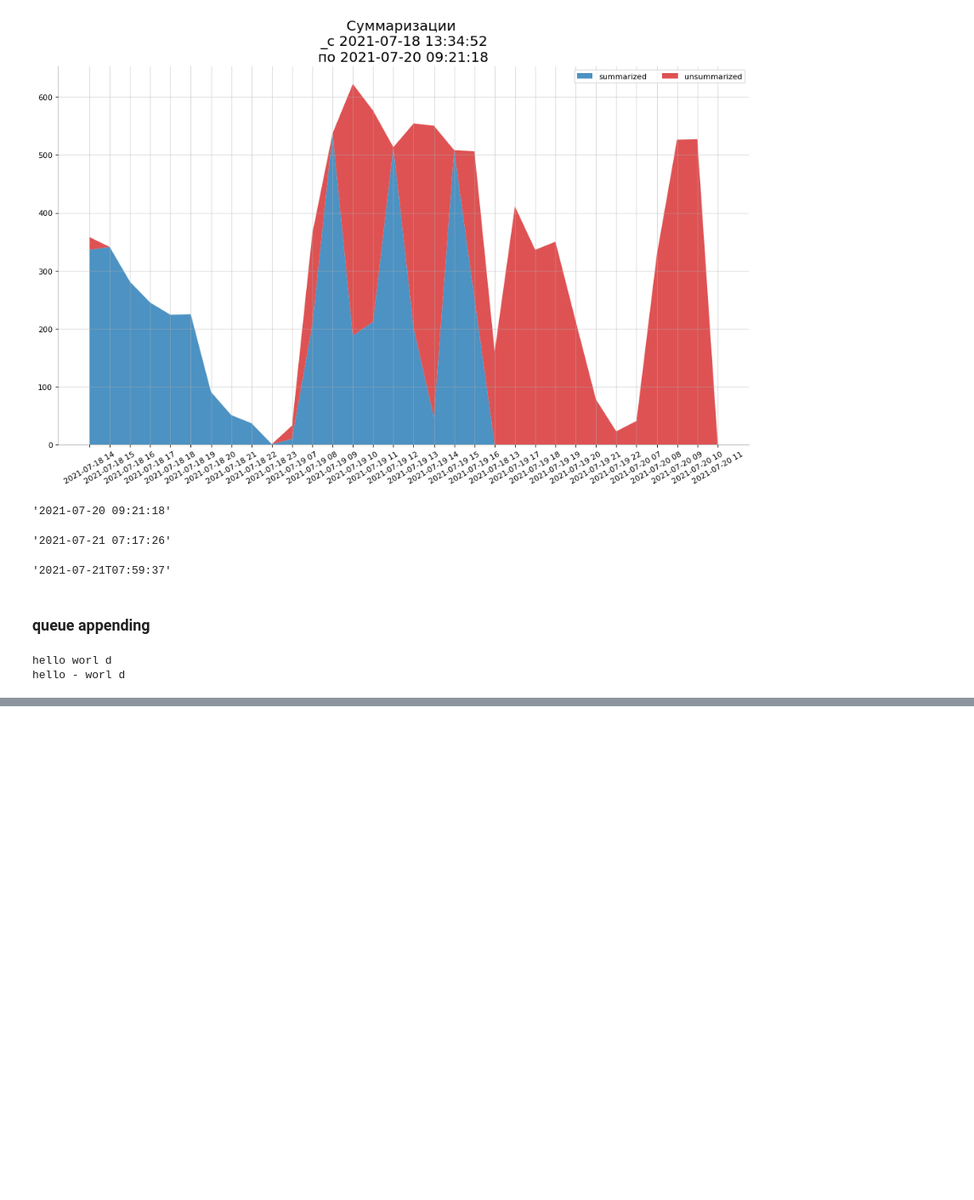
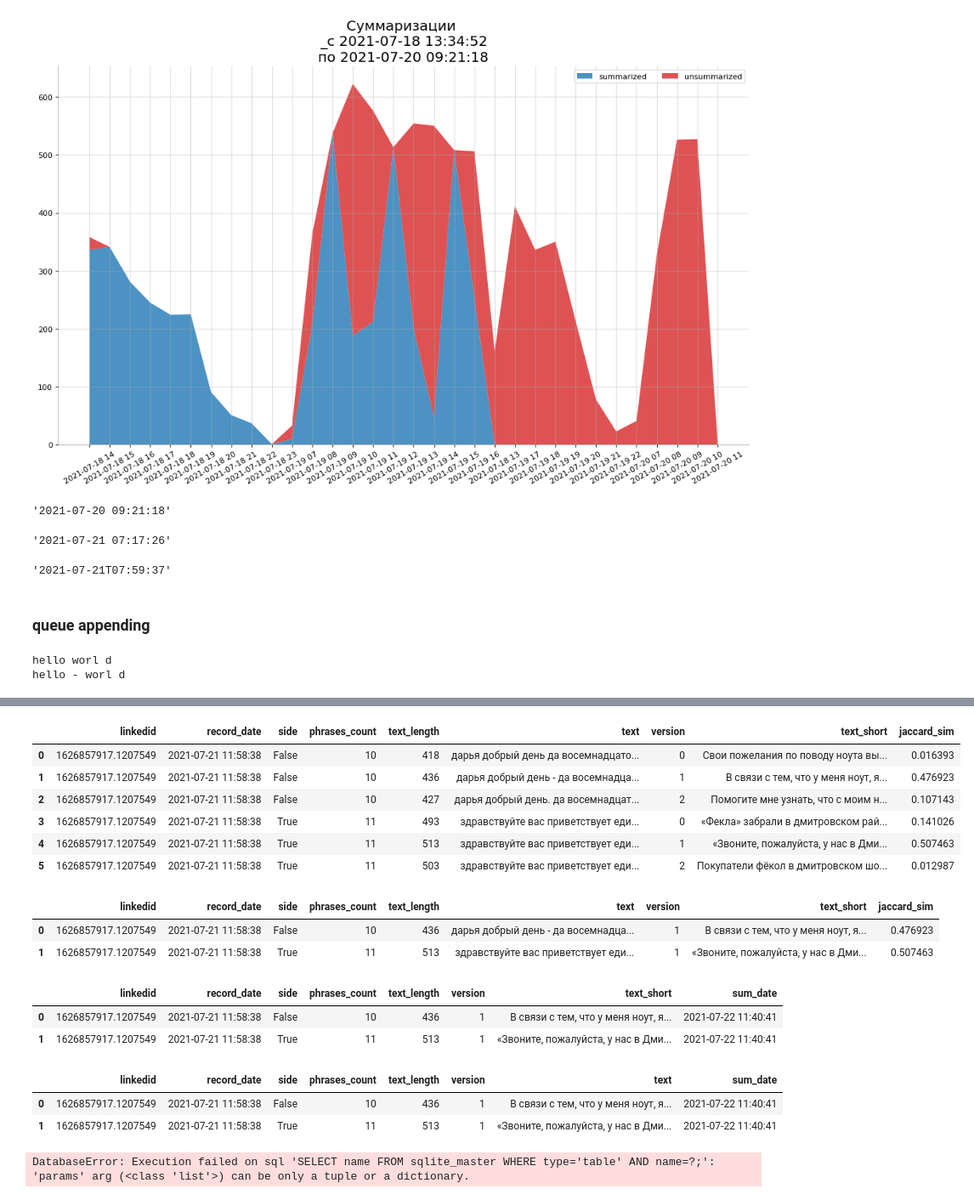
Before and after one commit to format37/call_centre_stt_server, a Jupyter notebook: summarizator.ipynb, the cells around one changed output, grey strips where cells are left out. Shown at 85% size. Cells and saved outputs as stored; diff of their text form; code cells hidden in the pictures; blank space fills up the shorter version.

Commit message:
modified:   init_server.py 	modified:   summarization.py 	modified:   summarizator.ipynb

```diff
--- a/summarizator.ipynb
+++ b/summarizator.ipynb
@@ -788,0 +793,8 @@ hello - worl d
+# %%
+query = "SELECT top 6"
+query += " linkedid, record_date, side, phrases_count, text_length, text, version,"
+query += " '' as text_short, 0 as jaccard_sim"
+query += " from summarization_queue"
+query += " order by record_date, linkedid, side, version;"
+df = read_sql(query)
+df.head(3)
@@ -788,0 +806,6 @@ hello - worl d
+# %%
+def summarize_by_row(row):
+    return summarize(row.text, row.phrases_count)
+# %%
+df.text_short = df.apply(summarize_by_row, axis=1)
+#df
@@ -788,0 +825,27 @@ hello - worl d
+# %%
+def get_jaccard_sim(str1, str2):
+    a = set(str1.split())
+    b = set(str2.split())
+    c = a.intersection(b)
+    denominator = (len(a) + len(b) - len(c))
+    if denominator > 0:
+        return float(len(c) / denominator)
+    else:
+        return 0
+# %%
+wrong_words = ['погиб', 'смерть', 'путин'] # high frequency newspaper words
+def jaccard_sim_by_row(row, wrong_words):
+    for wrong in wrong_words:
+        if wrong in row.text_short:
+            return 0
+    return get_jaccard_sim(row.text, row.text_short)
+df.jaccard_sim = df.apply(jaccard_sim_by_row, axis=1, wrong_words = wrong_words)
+df
+# %% [output]
+|  | linkedid | record_date | side | phrases_count | text_length | text | version | text_short | jaccard_sim |
+| 0 | 1626857917.1207549 | 2021-07-21 11:58:38 | False | 10 | 418 | дарья добрый день да восемнадцато... | 0 | Свои пожелания по поводу ноута вы... | 0.016393 |
+| 1 | 1626857917.1207549 | 2021-07-21 11:58:38 | False | 10 | 436 | дарья добрый день - да восемнадца... | 1 | В связи с тем, что у меня ноут, я... | 0.476923 |
+| 2 | 1626857917.1207549 | 2021-07-21 11:58:38 | False | 10 | 427 | дарья добрый день. да восемнадцат... | 2 | Помогите мне узнать, что с моим н... | 0.107143 |
+| 3 | 1626857917.1207549 | 2021-07-21 11:58:38 | True | 11 | 493 | здравствуйте вас приветствует еди... | 0 | «Фекла» забрали в дмитровском рай... | 0.141026 |
+| 4 | 1626857917.1207549 | 2021-07-21 11:58:38 | True | 11 | 513 | здравствуйте вас приветствует еди... | 1 | «Звоните, пожалуйста, у нас в Дми... | 0.507463 |
+| 5 | 1626857917.1207549 | 2021-07-21 11:58:38 | True | 11 | 503 | здравствуйте вас приветствует еди... | 2 | Покупатели фёкол в дмитровском шо... | 0.012987 |
@@ -788,0 +855,9 @@ hello - worl d
+# %%
+jsims = pd.DataFrame(df.groupby(by=['linkedid','side']).max().jaccard_sim)
+jsims.reset_index(inplace = True)
+df = pd.merge(df, jsims, how = 'inner', on = ['linkedid','side', 'jaccard_sim'])
+df
+# %% [output]
+|  | linkedid | record_date | side | phrases_count | text_length | text | version | text_short | jaccard_sim |
+| 0 | 1626857917.1207549 | 2021-07-21 11:58:38 | False | 10 | 436 | дарья добрый день - да восемнадца... | 1 | В связи с тем, что у меня ноут, я... | 0.476923 |
+| 1 | 1626857917.1207549 | 2021-07-21 11:58:38 | True | 11 | 513 | здравствуйте вас приветствует еди... | 1 | «Звоните, пожалуйста, у нас в Дми... | 0.507463 |
@@ -788,0 +869,13 @@ hello - worl d
+# %%
+df
+# %% [output]
+|  | linkedid | record_date | side | phrases_count | text_length | version | text_short | sum_date |
+| 0 | 1626857917.1207549 | 2021-07-21 11:58:38 | False | 10 | 436 | 1 | В связи с тем, что у меня ноут, я... | 2021-07-22 11:40:41 |
+| 1 | 1626857917.1207549 | 2021-07-21 11:58:38 | True | 11 | 513 | 1 | «Звоните, пожалуйста, у нас в Дми... | 2021-07-22 11:40:41 |
+# %%
+df.rename(columns={'text_short': 'text'}, inplace=True)
+df
+# %% [output]
+|  | linkedid | record_date | side | phrases_count | text_length | version | text | sum_date |
+| 0 | 1626857917.1207549 | 2021-07-21 11:58:38 | False | 10 | 436 | 1 | В связи с тем, что у меня ноут, я... | 2021-07-22 11:40:41 |
+| 1 | 1626857917.1207549 | 2021-07-21 11:58:38 | True | 11 | 513 | 1 | «Звоните, пожалуйста, у нас в Дми... | 2021-07-22 11:40:41 |
@@ -788,0 +902,9 @@ hello - worl d
+# %%
+import sqlalchemy
+engine = sqlalchemy.create_engine(
+               "mssql+pyodbc://user:pwd@server/database",
+               echo=False)
+#df.to_sql('summarization', con=engine, if_exists='append')
+df.to_sql('summarization', con=ms_sql_con(), if_exists='append')
+# %% [output]
+DatabaseError: Execution failed on sql 'SELECT name FROM sqlite_master WHERE type='table' AND name=?;': 'params' arg (<class 'list'>) can be only a tuple or a dictionary.
```
Also changed, not shown: parts of 17 cells of this notebook, 2 other files.
